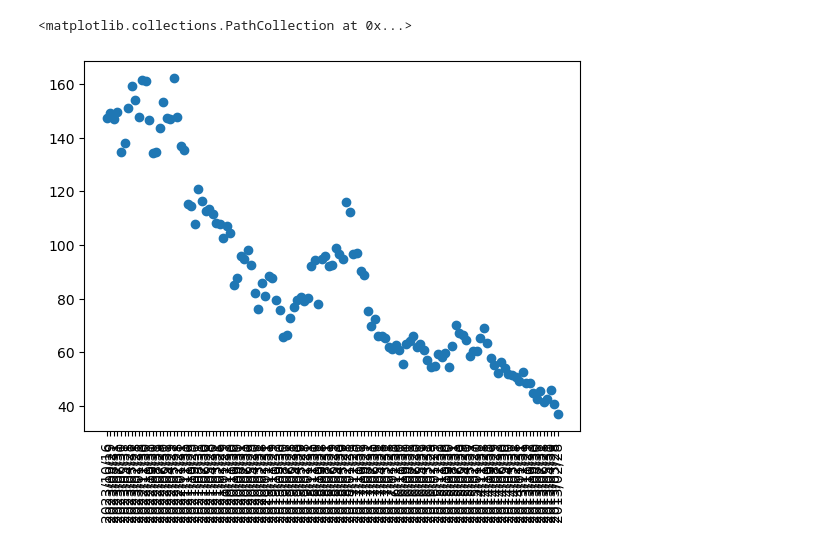
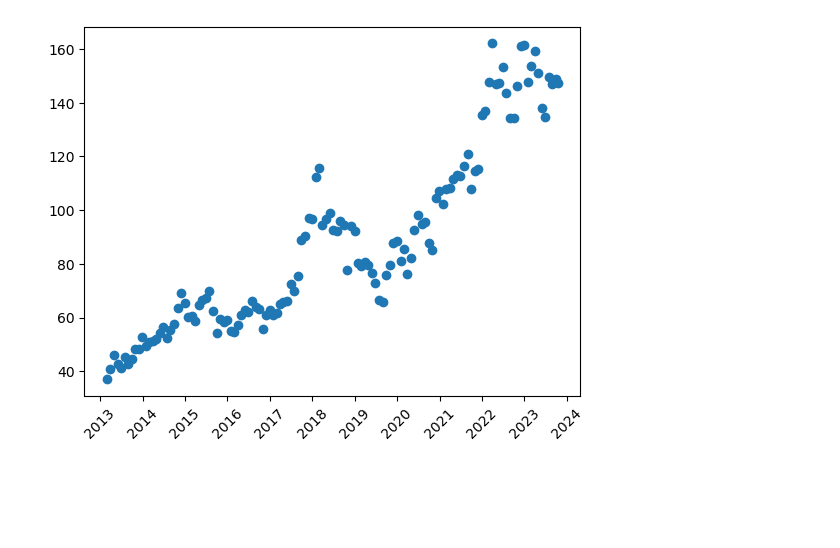
Before and after one commit to proctorsjackson/group_3_project_1, a Jupyter notebook: Project_1_Combined_Code.ipynb, the cells around one changed output. Drawn from its saved outputs; the diff is of its cells as text; code cells hidden in the pictures; blank space fills up the shorter version.

```diff
--- a/Project_1_Combined_Code.ipynb
+++ b/Project_1_Combined_Code.ipynb
@@ -81,4 +65,9 @@ merge_df
 # %%
+abbv_df = merge_df.loc[merge_df['ticker'] == 'ABBV']
+x = abbv_df['timestamp']
+y = abbv_df['close']
+plt.xticks(rotation=45)
+plt.plot_date(x, y,)
+plt.gca().xaxis.set_major_locator(mdates.YearLocator())
 # %% [output]
-<matplotlib.collections.PathCollection at 0x...>
-[figure, old version]
+[figure, new version]
```
Also changed, not shown: parts of 6 cells of this notebook.
